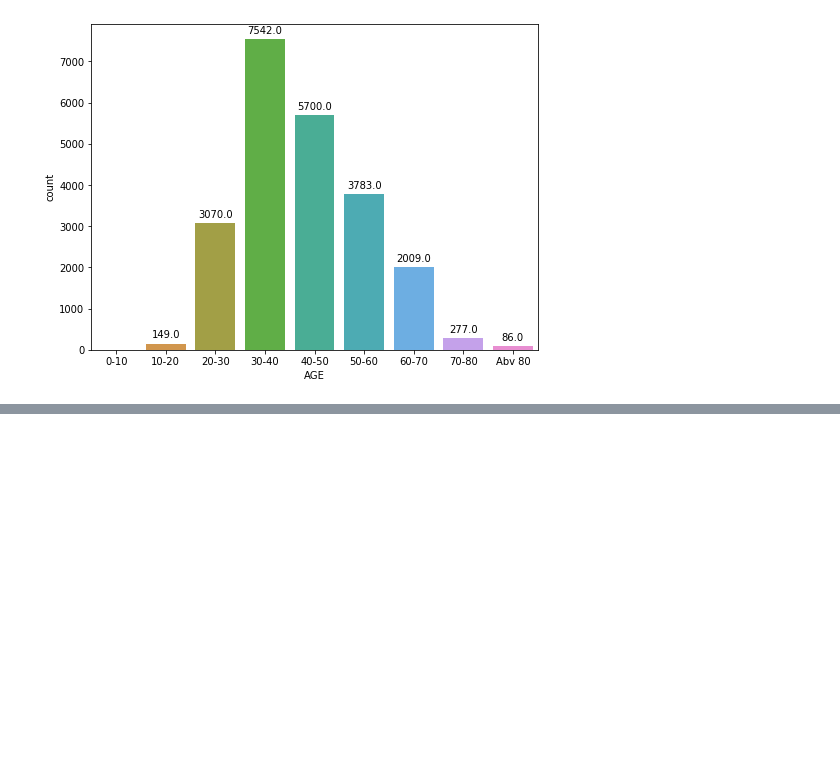
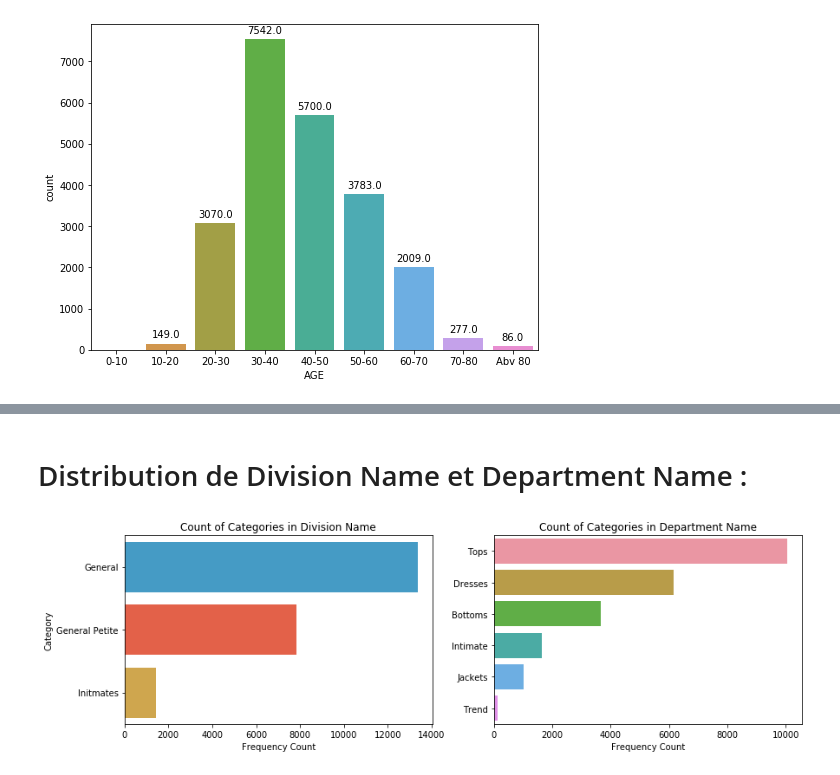
Before and after one commit to Redha1996/Exploratory-Data-Analysis, a Jupyter notebook: Customer's Satisfaction EDA.ipynb, the cells around one changed output, grey strips where cells are left out. Cells and saved outputs as stored; diff of their text form; code cells hidden in the pictures; blank space fills up the shorter version.

```diff
--- a/Customer's Satisfaction EDA.ipynb
+++ b/Customer's Satisfaction EDA.ipynb
@@ -140,0 +189,16 @@ for p in splot.patches:
+# %% [markdown]
+# Distribution de Division Name et Department Name :
+# %%
+row_plots = ["Division Name","Department Name"]
+f, axes = plt.subplots(1,len(row_plots), figsize=(14,4), sharex=False)
+
+for i,x in enumerate(row_plots):
+    sns.countplot(y=x, data=df,order=df[x].value_counts().index, ax=axes[i])
+    axes[i].set_title("Count of Categories in {}".format(x))
+    axes[i].set_xlabel("")
+    axes[i].set_xlabel("Frequency Count")
+axes[0].set_ylabel("Category")
+axes[1].set_ylabel("")
+plt.show()
+# %% [output]
+[figure, added]
```
Also changed, not shown: parts of 14 cells of this notebook.
